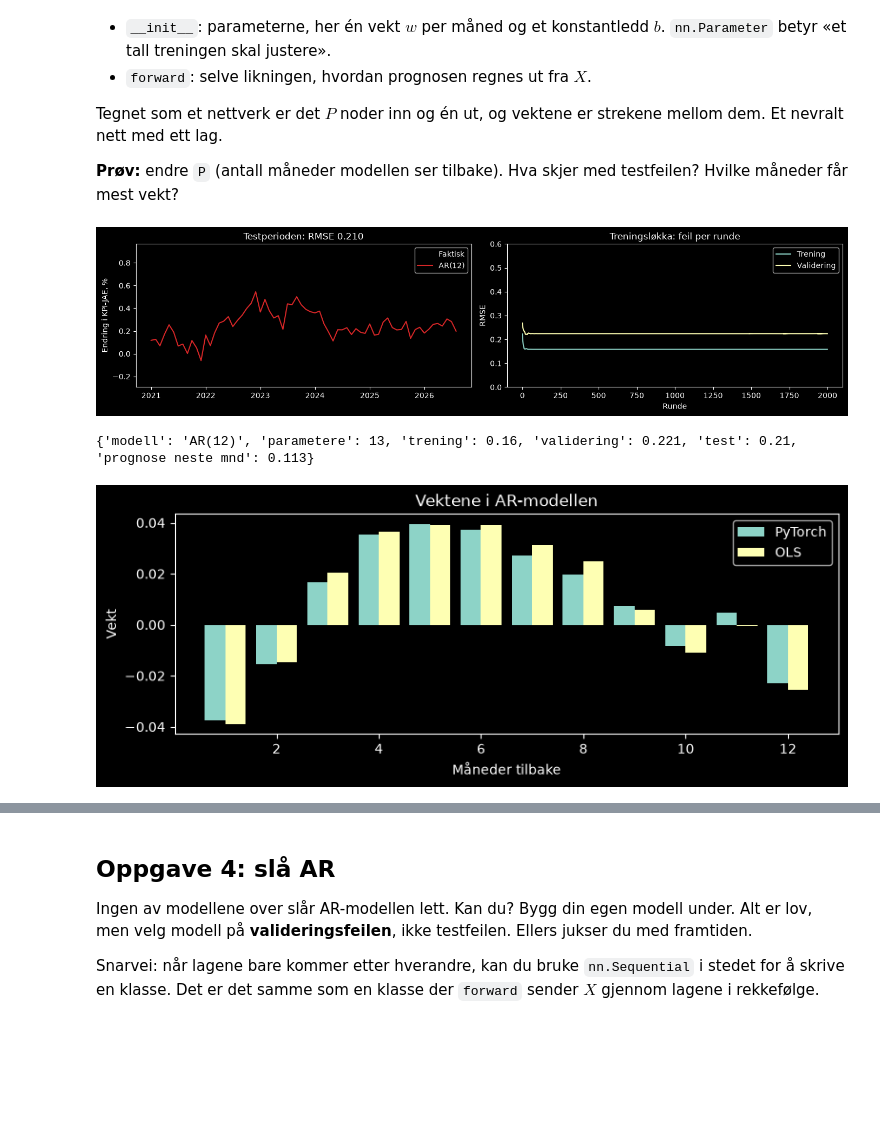
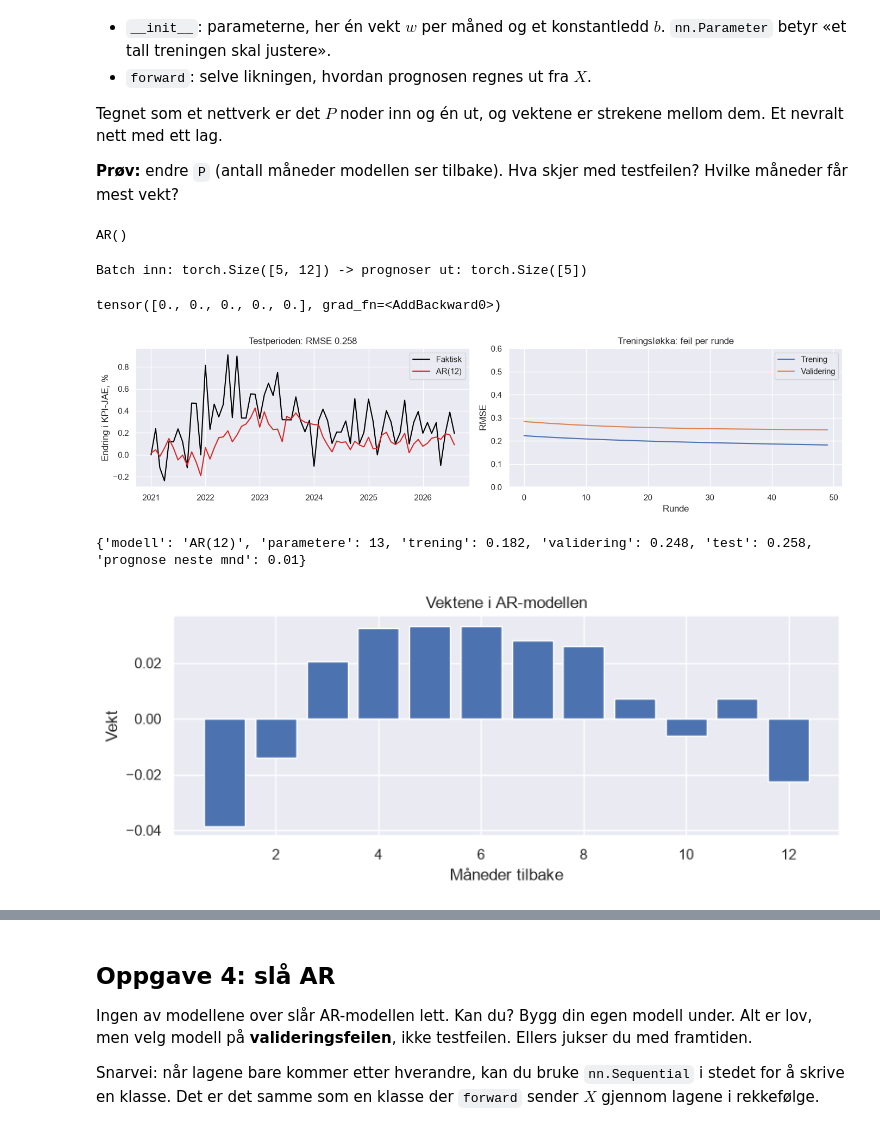
Before and after one commit to simeneide/how-to-train-your-ai, a Jupyter notebook: workshop.ipynb, the cells around one changed output, grey strips where cells are left out. Cells and saved outputs as stored; diff of their text form; code cells hidden in the pictures; blank space fills up the shorter version.

Commit message:
Workshop: theory intro, explicit train/val/test splits, model classes per task and the speech task (Oppgave 5)

```diff
--- a/workshop.ipynb
+++ b/workshop.ipynb
@@ -343,51 +415,54 @@ I PyTorch skriver vi en modell som en klasse (`nn.Module`) med to deler:
 Tegnet som et nettverk er det $P$ noder inn og én ut, og vektene er strekene mellom dem. Et nevralt nett med ett lag.
 
 **Prøv:** endre `P` (antall måneder modellen ser tilbake). Hva skjer med testfeilen? Hvilke måneder får mest vekt?
+# %%
+# 1. Data: de P siste månedene av KPI-JAE
+P = 12  # @param {type:"slider", min:1, max:24, step:1}
+cols_ar = kolonner({"KPI-JAE": P})
+X_train, y_train, X_val, y_val, X_test, y_test = datasett(cols_ar)
+
+# 2. Modell: én vekt per måned, pluss et konstantledd
+class AR(nn.Module):
+    def __init__(self, P: int):
+        super().__init__()
+        self.w = nn.Parameter(torch.zeros(P))  # w_1 ... w_P
+        self.b = nn.Parameter(torch.zeros(1))  # konstantledd
+
+    def forward(self, x):
+        return x @ self.w + self.b  # b + w_1 y_t + w_2 y_t-1 + ...
+
+
+model_ar = AR(P)
+
+model_ar
+# %% [output]
+AR()
+# %%
+# Test modellen på en batch: de 5 første månedene i treningsdataene inn, 5 prognoser ut.
+# Før trening er alle vektene 0, så prognosene er 0.
+x_batch = tensor(X_train.head(5))
+y_pred = model_ar(x_batch)
+print("Batch inn:", x_batch.shape, "-> prognoser ut:", y_pred.shape)
+
+y_pred
+# %% [output]
+Batch inn: torch.Size([5, 12]) -> prognoser ut: torch.Size([5])
+tensor([0., 0., 0., 0., 0.], grad_fn=<AddBackward0>)
 # %%
-# 1. Data: de P siste månedene av KPI-JAE
-P = 12  # @param {type:"slider", min:1, max:24, step:1}
-cols_ar = kolonner({"KPI-JAE": P})
-
-# 2. Modell: én vekt per måned, pluss et konstantledd
-class AR(nn.Module):
-    def __init__(self, P: int):
-        super().__init__()
-        self.w = nn.Parameter(torch.zeros(P))  # w_1 ... w_P
-        self.b = nn.Parameter(torch.zeros(1))  # konstantledd
-
-    def forward(self, x):
-        return x @ self.w + self.b  # b + w_1 y_t + w_2 y_t-1 + ...
-
-
-ar = AR(P)
-
 # 3. Trening
-EPOCHS = 2000  # @param {type:"integer"}
-LR = 0.01  # @param {type:"number"}
-ar, data, hist = train(ar, cols_ar, epochs=EPOCHS, lr=LR)
+model_ar, hist = train(model_ar, X_train, y_train, X_val, y_val, epochs=50, lr=0.001)
 
 # 4. Beslutning: hvor godt traff den, og hva sier den om neste måned?
-evaluate(f"AR({P})", ar, data, hist)
+evaluate(f"AR({P})", model_ar, X_train, y_train, X_val, y_val, X_test, y_test, hist)
 
-# Samme svar som minste kvadraters metode (OLS)?
-xtr, ytr, _ = data["trening"]
-ols = torch.linalg.lstsq(
-    torch.cat([xtr, torch.ones(len(xtr), 1)], 1), ytr.unsqueeze(1)
-).solution.squeeze()
+# Vektene: hvilke måneder betyr mest?
 plt.figure(figsize=(9, 3))
-plt.bar(
-    np.arange(1, P + 1) - 0.2,
-    ar.w.detach().numpy(),
-    width=0.4,
-    label="PyTorch",
-)
-plt.bar(np.arange(1, P + 1) + 0.2, ols[:-1].numpy(), width=0.4, label="OLS")
+plt.bar(np.arange(1, P + 1), model_ar.w.detach().numpy())
 plt.xlabel("Måneder tilbake")
 plt.ylabel("Vekt")
 plt.title("Vektene i AR-modellen")
-plt.legend()
 plt.show()
 # %% [output]
-[figure, old version]
+[figure, new version]
-{'modell': 'AR(12)', 'parametere': 13, 'trening': 0.16, 'validering': 0.221, 'test': 0.21, 'prognose neste mnd': 0.113}
+{'modell': 'AR(12)', 'parametere': 13, 'trening': 0.182, 'validering': 0.248, 'test': 0.258, 'prognose neste mnd': 0.01}
-[figure, old version]
+[figure, new version]
```
Also changed, not shown: parts of 32 cells of this notebook, 2 other files.
